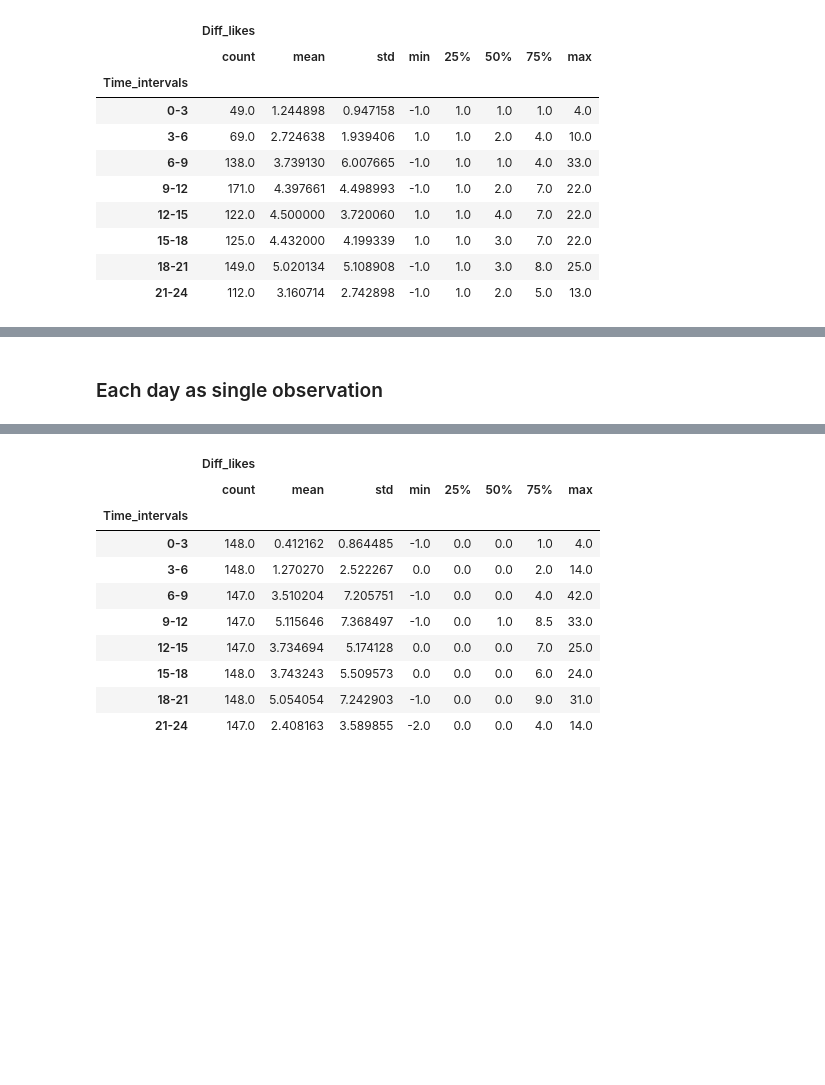
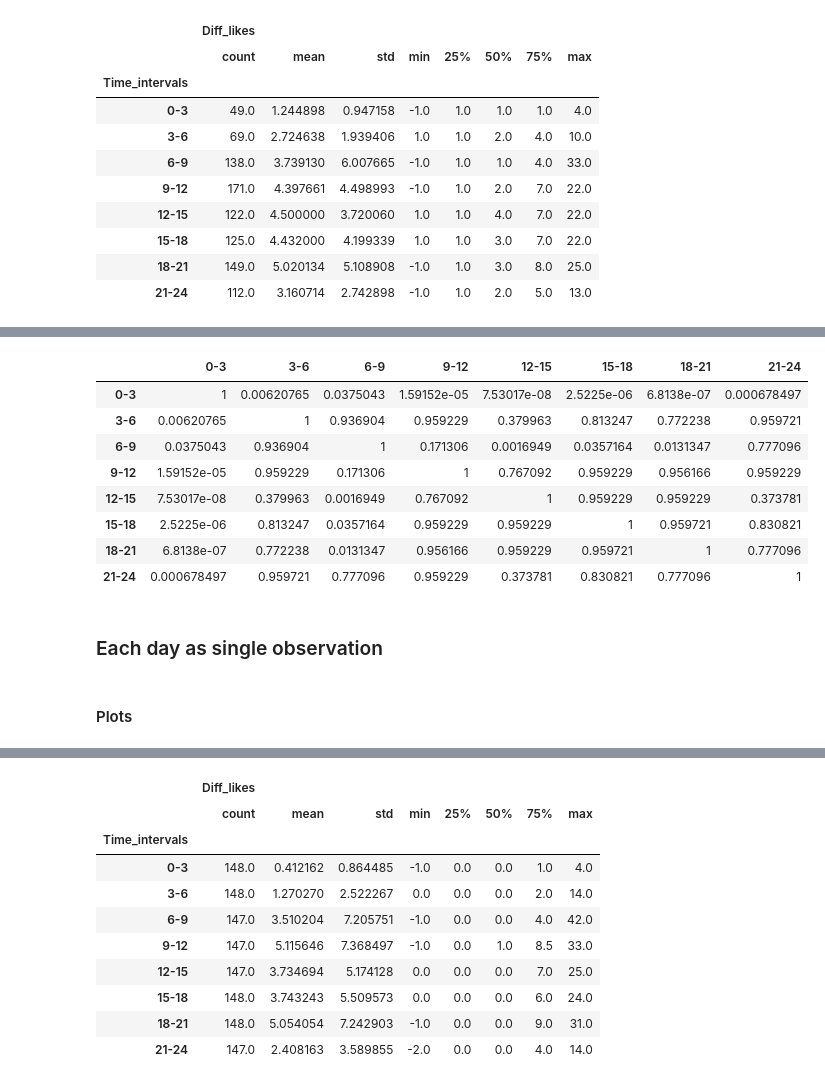
Before and after one commit to Frat3r/instagram, a Jupyter notebook: inst_analysis_likes.ipynb, the cells around one changed output, grey strips where cells are left out. Saved outputs shown, nothing was run; the diff lists cells and outputs as text; code cells hidden in the pictures; blank space fills up the shorter version.

```diff
--- a/inst_analysis_likes.ipynb
+++ b/inst_analysis_likes.ipynb
@@ -331,5 +371,22 @@ for time_int in time_int_hist:
+# %%
+time_int_photo_ph_no0 = sp.posthoc_dunn(inst_no0_diff_likes[['Diff_likes', 'Time_intervals']], val_col='Diff_likes',
+                group_col='Time_intervals',
+                p_adjust='holm-sidak').replace(-1,1)
+reindex_ph(time_int_photo_ph_no0).style.background_gradient(cmap='coolwarm_r')
+# %% [output]
+|  | 0-3 | 3-6 | 6-9 | 9-12 | 12-15 | 15-18 | 18-21 | 21-24 |
+| 0-3 | 1 | 0.00620765 | 0.0375043 | 1.59152e-05 | 7.53017e-08 | 2.5225e-06 | 6.8138e-07 | 0.000678497 |
+| 3-6 | 0.00620765 | 1 | 0.936904 | 0.959229 | 0.379963 | 0.813247 | 0.772238 | 0.959721 |
+| 6-9 | 0.0375043 | 0.936904 | 1 | 0.171306 | 0.0016949 | 0.0357164 | 0.0131347 | 0.777096 |
+| 9-12 | 1.59152e-05 | 0.959229 | 0.171306 | 1 | 0.767092 | 0.959229 | 0.956166 | 0.959229 |
+| 12-15 | 7.53017e-08 | 0.379963 | 0.0016949 | 0.767092 | 1 | 0.959229 | 0.959229 | 0.373781 |
+| 15-18 | 2.5225e-06 | 0.813247 | 0.0357164 | 0.959229 | 0.959229 | 1 | 0.959721 | 0.830821 |
+| 18-21 | 6.8138e-07 | 0.772238 | 0.0131347 | 0.956166 | 0.959229 | 0.959721 | 1 | 0.777096 |
+| 21-24 | 0.000678497 | 0.959721 | 0.777096 | 0.959229 | 0.373781 | 0.830821 | 0.777096 | 1 |
 # %% [markdown]
 ### Each day as single observation
+# %% [markdown]
+#### Plots
 # %%
 diff_group_pipe = Pipeline([('diff_maker', select_by_time(time_freq='3h')),
                             ('add_intervals', hours_interval(dividing_points=range(0, 25, 3),
```
Also changed, not shown: parts of 25 cells of this notebook, 1 other file.
